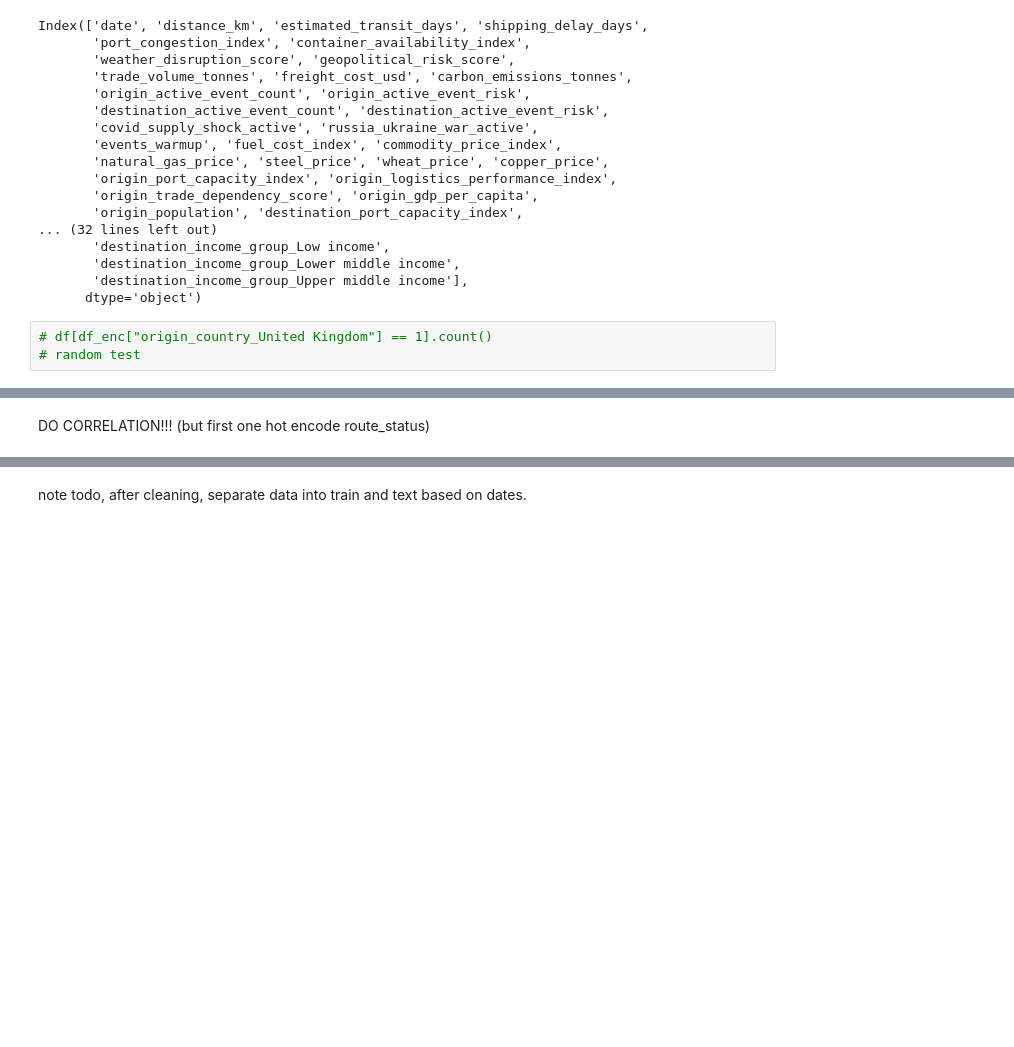
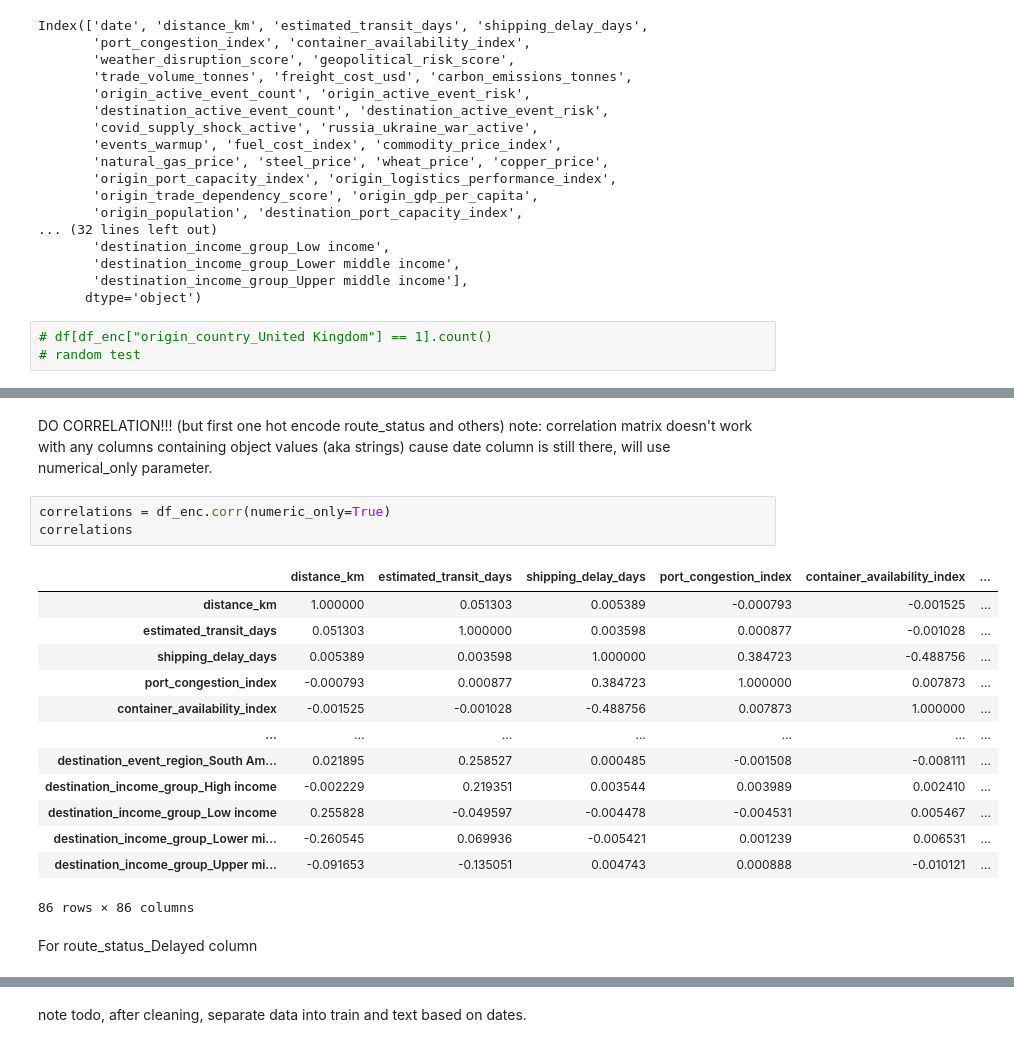
Before and after one commit to Break-Through-Tech/Accenture-2A-predict-the-supply-chain-disruptions, a Jupyter notebook: notebooks/project_ntb.ipynb, the cells around one changed output, grey strips where cells are left out. Cells and saved outputs as stored; diff of their text form; blank space fills up the shorter version.

Commit message:
did correlations and found columns that most directly correlated with the label columns. didn't standardize tho, will do that once feature columns are chosen.

```diff
--- a/notebooks/project_ntb.ipynb
+++ b/notebooks/project_ntb.ipynb
@@ -212,2 +224,22 @@ Index(['date', 'distance_km', 'estimated_transit_days', 'shipping_delay_days',
 # %% [markdown]
-DO CORRELATION!!! (but first one hot encode route_status)
+DO CORRELATION!!! (but first one hot encode route_status and others)
+note: correlation matrix doesn't work with any columns containing object values (aka strings) cause date column is still there, will use numerical_only parameter.
+# %%
+correlations = df_enc.corr(numeric_only=True)
+correlations
+# %% [output]
+|  | distance_km | estimated_transit_days | shipping_delay_days | port_congestion_index | container_availability_index | ... |
+| distance_km | 1.000000 | 0.051303 | 0.005389 | -0.000793 | -0.001525 | ... |
+| estimated_transit_days | 0.051303 | 1.000000 | 0.003598 | 0.000877 | -0.001028 | ... |
+| shipping_delay_days | 0.005389 | 0.003598 | 1.000000 | 0.384723 | -0.488756 | ... |
+| port_congestion_index | -0.000793 | 0.000877 | 0.384723 | 1.000000 | 0.007873 | ... |
+| container_availability_index | -0.001525 | -0.001028 | -0.488756 | 0.007873 | 1.000000 | ... |
+| ... | ... | ... | ... | ... | ... | ... |
+| destination_event_region_South Am... | 0.021895 | 0.258527 | 0.000485 | -0.001508 | -0.008111 | ... |
+| destination_income_group_High income | -0.002229 | 0.219351 | 0.003544 | 0.003989 | 0.002410 | ... |
+| destination_income_group_Low income | 0.255828 | -0.049597 | -0.004478 | -0.004531 | 0.005467 | ... |
+| destination_income_group_Lower mi... | -0.260545 | 0.069936 | -0.005421 | 0.001239 | 0.006531 | ... |
+| destination_income_group_Upper mi... | -0.091653 | -0.135051 | 0.004743 | 0.000888 | -0.010121 | ... |
+86 rows × 86 columns
+# %% [markdown]
+For route_status_Delayed column
```
Also changed, not shown: parts of 13 cells of this notebook.
